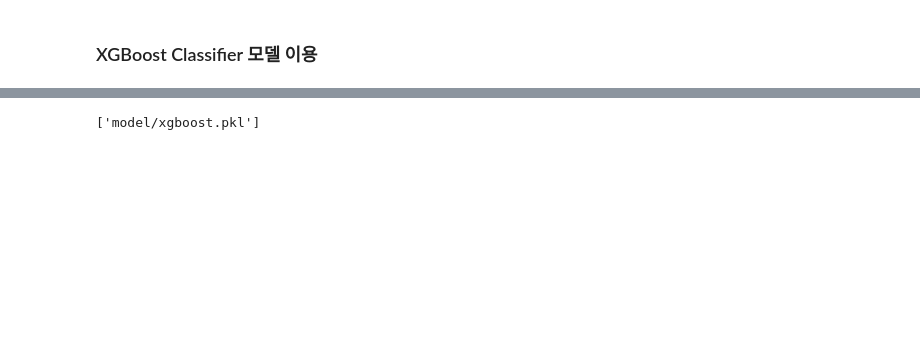
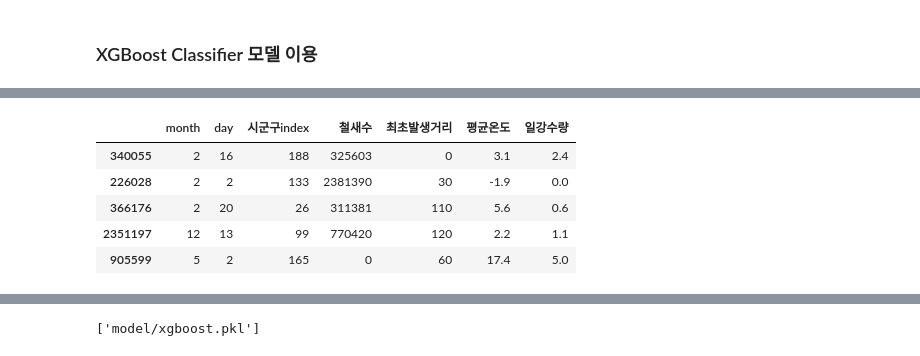
Before and after one commit to jiwoo-coding/aiai, a Jupyter notebook: Models.ipynb, the cells around one changed output, grey strips where cells are left out. Drawn from its saved outputs; the diff is of its cells as text; code cells hidden in the pictures; blank space fills up the shorter version.

```diff
--- a/Models.ipynb
+++ b/Models.ipynb
@@ -165,3 +153,12 @@ XGBClassifier(base_score=0.5, booster='gbtree', colsample_bylevel=1,
               objective='multi:softprob', random_state=0, reg_alpha=0,
               reg_lambda=1, scale_pos_weight=None, subsample=1,
               tree_method='exact', validate_parameters=1, verbosity=None)
+# %%
+test_X.head()
+# %% [output]
+|  | month | day | 시군구index | 철새수 | 최초발생거리 | 평균온도 | 일강수량 |
+| 340055 | 2 | 16 | 188 | 325603 | 0 | 3.1 | 2.4 |
+| 226028 | 2 | 2 | 133 | 2381390 | 30 | -1.9 | 0.0 |
+| 366176 | 2 | 20 | 26 | 311381 | 110 | 5.6 | 0.6 |
+| 2351197 | 12 | 13 | 99 | 770420 | 120 | 2.2 | 1.1 |
+| 905599 | 5 | 2 | 165 | 0 | 60 | 17.4 | 5.0 |
```
Also changed, not shown: parts of 31 cells of this notebook.
